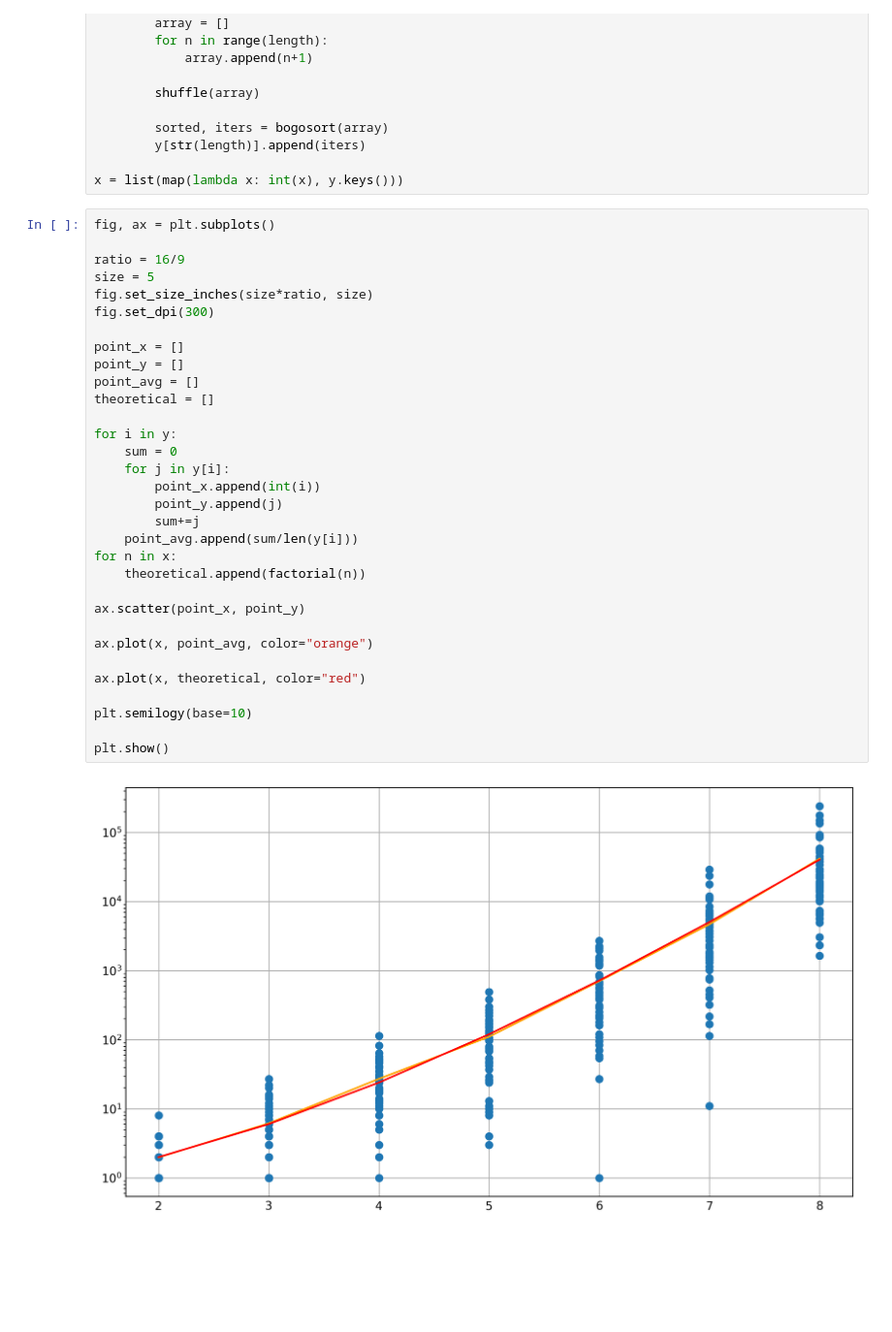
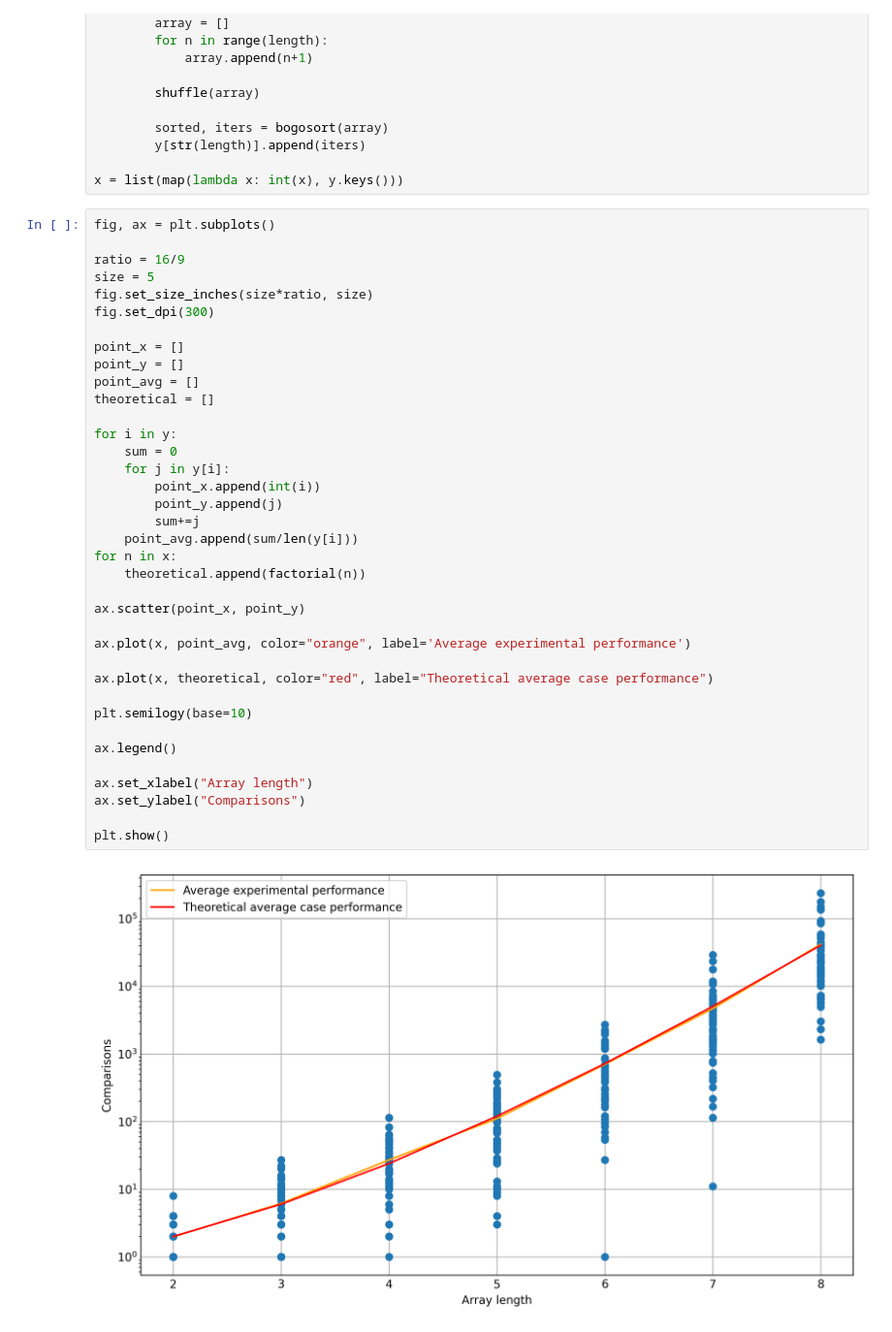
Before and after one commit to nasserkessas/bogo-sort, a Jupyter notebook: bogo.ipynb, the cells around one changed output. Shown: that part at 97% size. Drawn from its saved outputs; the diff is of its cells as text; blank space fills up the shorter version.

Commit message:
Added labels and legend

```diff
--- a/bogo.ipynb
+++ b/bogo.ipynb
@@ -38,33 +38,38 @@ x = list(map(lambda x: int(x), y.keys()))
 fig, ax = plt.subplots()
 
 ratio = 16/9
 size = 5
 fig.set_size_inches(size*ratio, size)
 fig.set_dpi(300)
 
 point_x = []
 point_y = []
 point_avg = []
 theoretical = []
 
 for i in y:
     sum = 0
     for j in y[i]:
         point_x.append(int(i))
         point_y.append(j)
         sum+=j
     point_avg.append(sum/len(y[i]))
 for n in x:
     theoretical.append(factorial(n))
 
 ax.scatter(point_x, point_y)
 
-ax.plot(x, point_avg, color="orange")
+ax.plot(x, point_avg, color="orange", label='Average experimental performance')
 
-ax.plot(x, theoretical, color="red")
+ax.plot(x, theoretical, color="red", label="Theoretical average case performance")
 
 plt.semilogy(base=10)
 
+ax.legend()
+
+ax.set_xlabel("Array length")
+ax.set_ylabel("Comparisons")
+
 plt.show()
 # %% [output]
-[figure, old version]
+[figure, new version]
```
Also changed, not shown: 1 other file.
